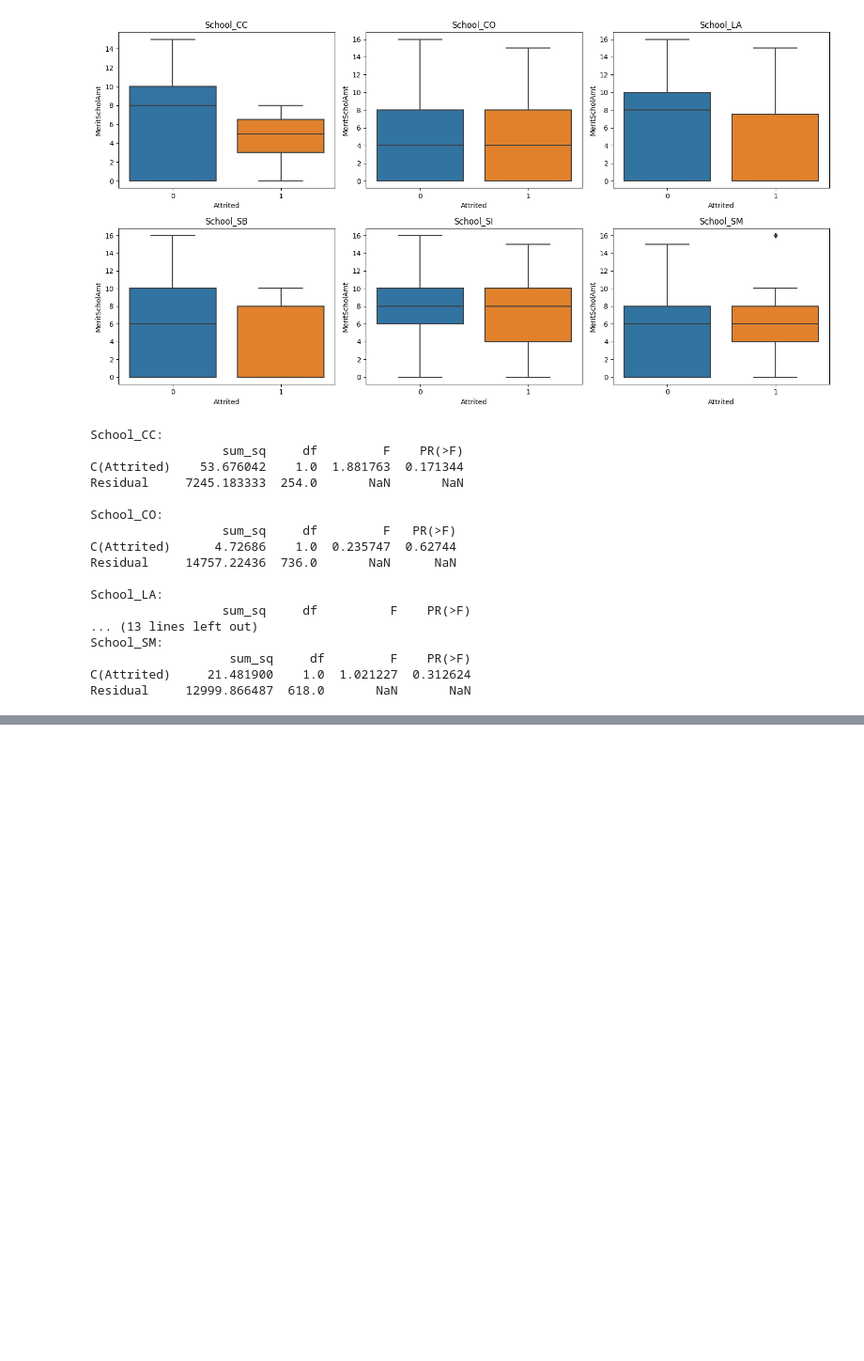
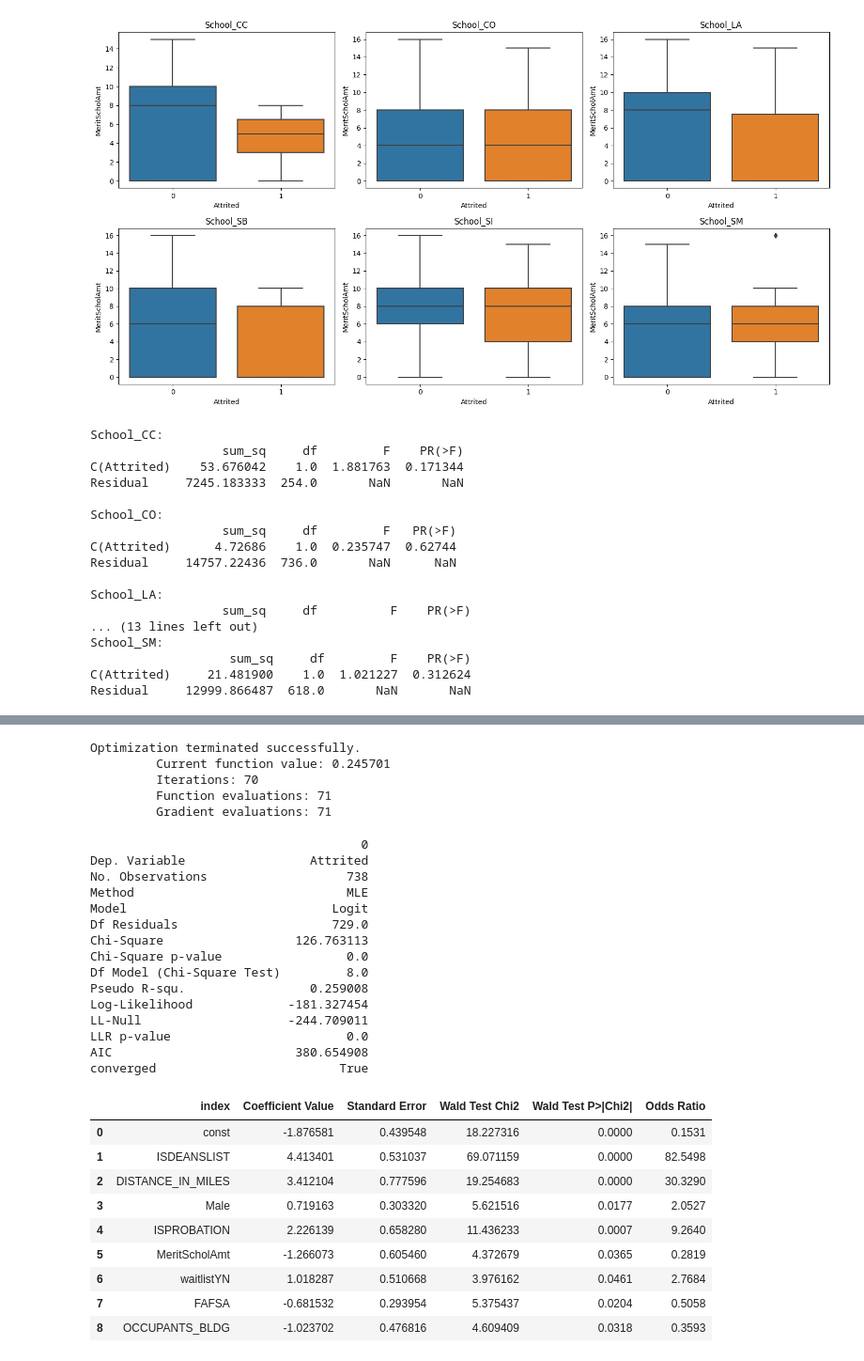
Before and after one commit to eitellauria/Retention, a Jupyter notebook: Freshmen_Retention.ipynb, the cells around one changed output, grey strips where cells are left out. Shown at 94% size. Drawn from its saved outputs; the diff is of its cells as text; code cells hidden in the pictures; blank space fills up the shorter version.

```diff
--- a/Freshmen_Retention.ipynb
+++ b/Freshmen_Retention.ipynb
@@ -979,0 +1044,50 @@ Residual     12999.866487  618.0       NaN       NaN
+# %%
+feature = 'School_CO'
+discrete_var_prefix= 'School_'
+dummy_vars = [col for col in X_trn_subset.columns if col.startswith(discrete_var_prefix)]
+filtered_X = X_trn_subset[X_trn_subset[feature] == 1].drop(dummy_vars,axis=1)
+filtered_y = y_train.iloc[filtered_X.index].reset_index(drop=True)
+
+scaled_X = scale_dataframe(filtered_X).reset_index(drop=True)
+clf = LogisticRegressionStatsModel(scaled_X.columns, "Attrited")
+selected_features = clf.fit(scaled_X, filtered_y, stepwise=True)
+# %% [output]
+Optimization terminated successfully.
+         Current function value: 0.245701
+         Iterations: 70
+         Function evaluations: 71
+         Gradient evaluations: 71
+# %%
+# Get the top summary and coefficient summary
+logreg_summary = clf.get_summary()
+coef_summary = clf.get_coef_summary()
+# Print the top the summary, Transpose it for better viz.
+print(logreg_summary.transpose())
+# Print the coefficient summary
+coef_summary.reset_index()
+# %% [output]
+                                     0
+Dep. Variable                 Attrited
+No. Observations                   738
+Method                             MLE
+Model                            Logit
+Df Residuals                     729.0
+Chi-Square                  126.763113
+Chi-Square p-value                 0.0
+Df Model (Chi-Square Test)         8.0
+Pseudo R-squ.                 0.259008
+Log-Likelihood             -181.327454
+LL-Null                    -244.709011
+LLR p-value                        0.0
+AIC                         380.654908
+converged                         True
+|  | index | Coefficient Value | Standard Error | Wald Test Chi2 | Wald Test P>|Chi2| | Odds Ratio |
+| 0 | const | -1.876581 | 0.439548 | 18.227316 | 0.0000 | 0.1531 |
+| 1 | ISDEANSLIST | 4.413401 | 0.531037 | 69.071159 | 0.0000 | 82.5498 |
+| 2 | DISTANCE_IN_MILES | 3.412104 | 0.777596 | 19.254683 | 0.0000 | 30.3290 |
+| 3 | Male | 0.719163 | 0.303320 | 5.621516 | 0.0177 | 2.0527 |
+| 4 | ISPROBATION | 2.226139 | 0.658280 | 11.436233 | 0.0007 | 9.2640 |
+| 5 | MeritScholAmt | -1.266073 | 0.605460 | 4.372679 | 0.0365 | 0.2819 |
+| 6 | waitlistYN | 1.018287 | 0.510668 | 3.976162 | 0.0461 | 2.7684 |
+| 7 | FAFSA | -0.681532 | 0.293954 | 5.375437 | 0.0204 | 0.5058 |
+| 8 | OCCUPANTS_BLDG | -1.023702 | 0.476816 | 4.609409 | 0.0318 | 0.3593 |
```
Also changed, not shown: parts of 10 cells of this notebook.
